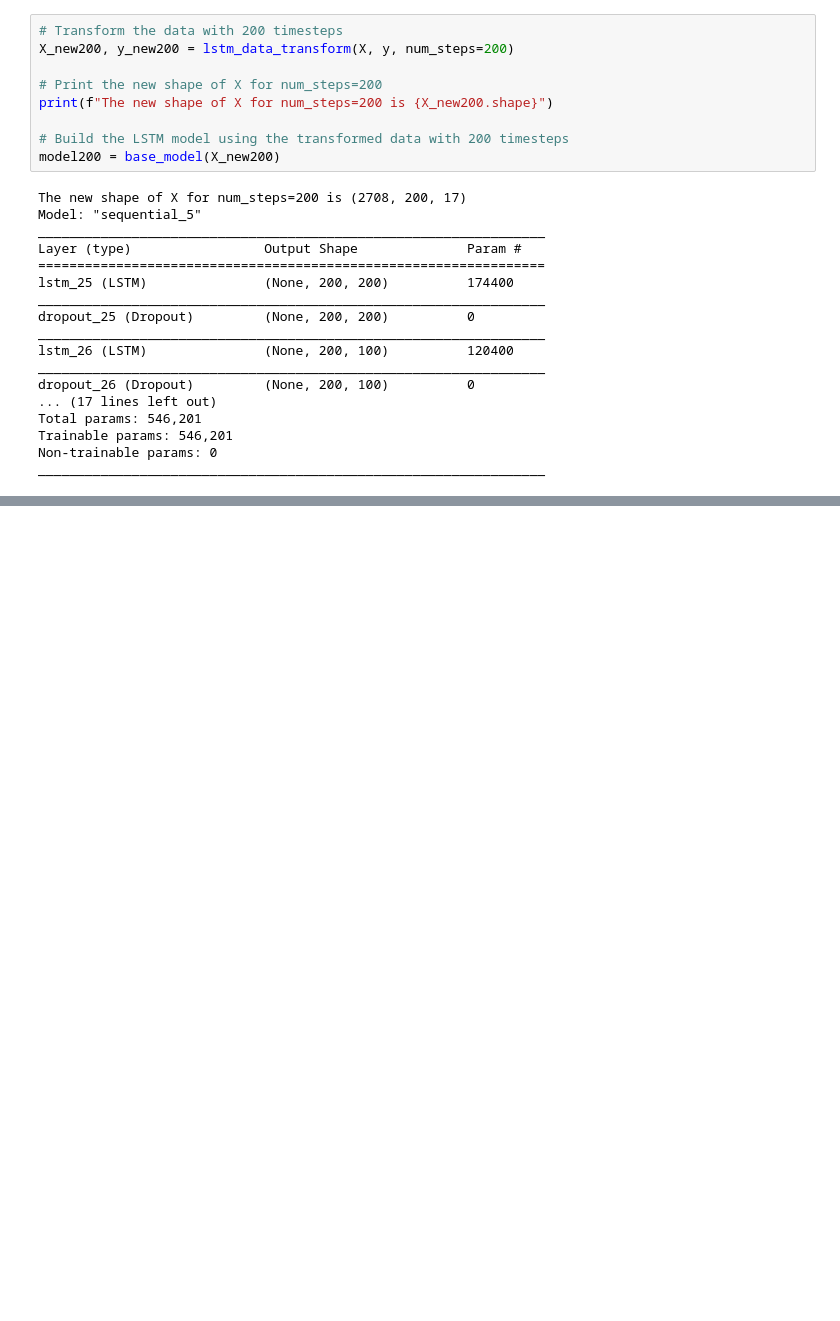
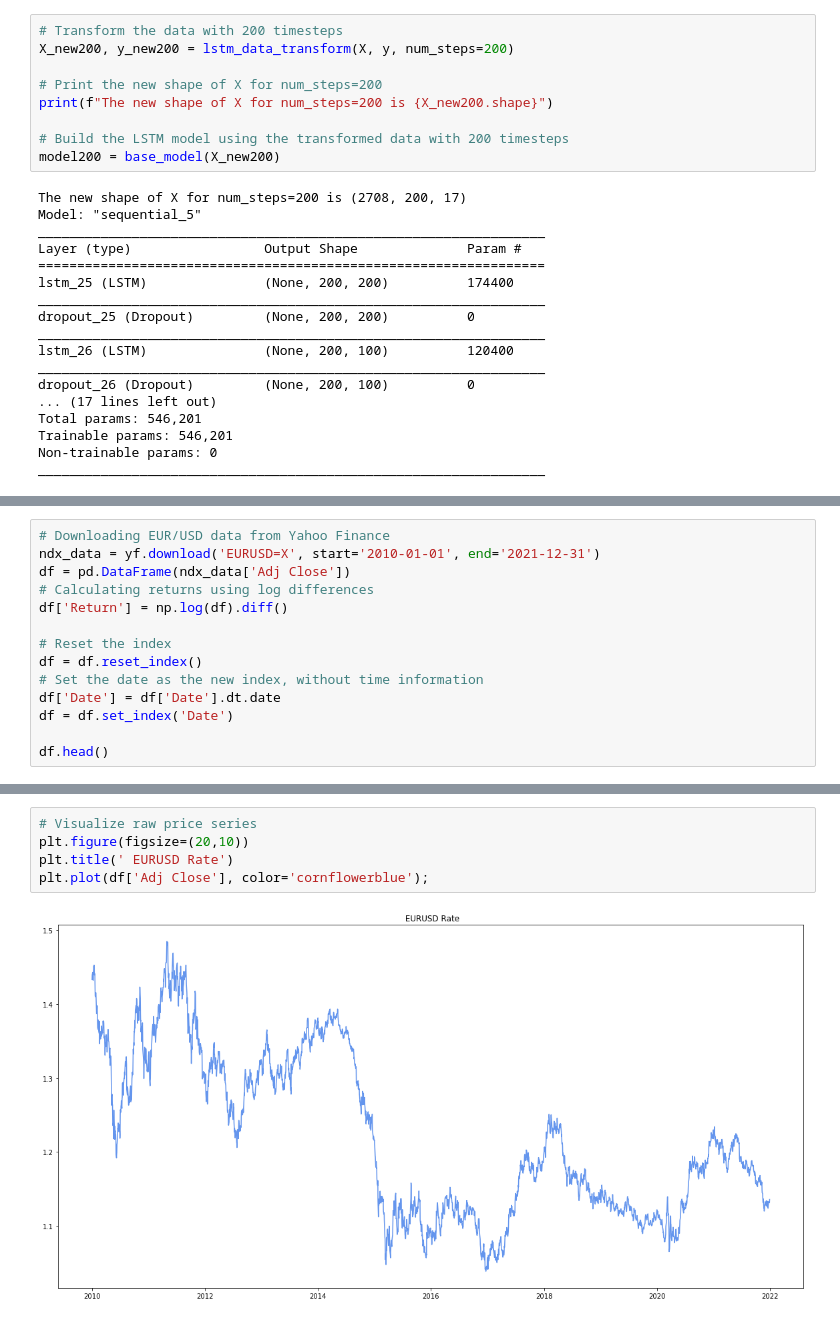
Before and after one commit to fabulouskorex/Capstone-Project, a Jupyter notebook: Deep_Learning_in_Finance.ipynb, the cells around one changed output, grey strips where cells are left out. Saved outputs shown, nothing was run; the diff lists cells and outputs as text; blank space fills up the shorter version.

```diff
--- a/Deep_Learning_in_Finance.ipynb
+++ b/Deep_Learning_in_Finance.ipynb
@@ -1042,0 +1058,14 @@ plt.show()
+# %%
+# Downloading EUR/USD data from Yahoo Finance
+ndx_data = yf.download('EURUSD=X', start='2010-01-01', end='2021-12-31')
+df = pd.DataFrame(ndx_data['Adj Close'])
+# Calculating returns using log differences
+df['Return'] = np.log(df).diff()
+
+# Reset the index
+df = df.reset_index()
+# Set the date as the new index, without time information
+df['Date'] = df['Date'].dt.date
+df = df.set_index('Date')
+
+df.head()
@@ -1042,0 +1081,7 @@ plt.show()
+# %%
+# Visualize raw price series
+plt.figure(figsize=(20,10))
+plt.title(' EURUSD Rate')
+plt.plot(df['Adj Close'], color='cornflowerblue');
+# %% [output]
+[figure, added]
```
Also changed, not shown: parts of 9 cells of this notebook.
